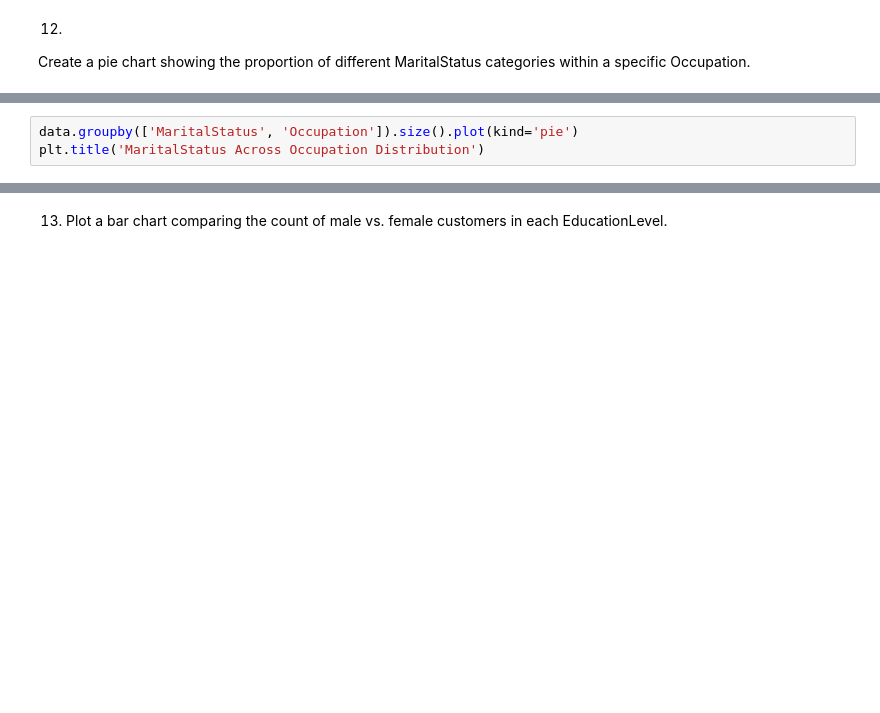
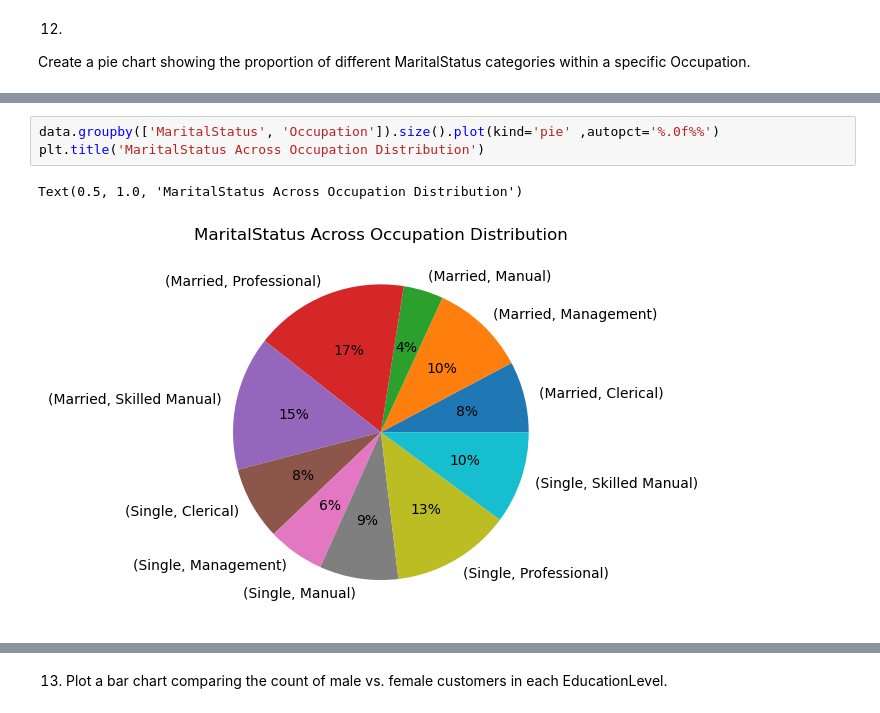
Before and after one commit to uleborharison/Data-Cleaning-and-Exploratory-Data-Analysis-using-numpy-pandas-matplotlib-and-seaborn-library, a Jupyter notebook: EDA using python libraries.ipynb, the cells around one changed output, grey strips where cells are left out. Cells and saved outputs as stored; diff of their text form; blank space fills up the shorter version.

Commit message:
Modified some charts

```diff
--- a/EDA using python libraries.ipynb
+++ b/EDA using python libraries.ipynb
@@ -237,6 +347,9 @@ data.groupby(['MaritalStatus', 'Occupation']).size().reset_index()
 # %%
-data.groupby(['MaritalStatus', 'Occupation']).size().plot(kind='pie')
+data.groupby(['MaritalStatus', 'Occupation']).size().plot(kind='pie' ,autopct='%.0f%%')
 plt.title('MaritalStatus Across Occupation Distribution')
+# %% [output]
+Text(0.5, 1.0, 'MaritalStatus Across Occupation Distribution')
+[figure, added]
 # %%
 data.groupby(['MaritalStatus', 'Occupation']).size().plot(kind='pie',autopct='%.0f%%', explode = [0.01,0.01,0.01,0.01,0.01,0.01,0.01,0.01,0.01,0.01,])
 plt.title('MaritalStatus Across Occupation Distribution')
```
Also changed, not shown: parts of 27 cells of this notebook.
